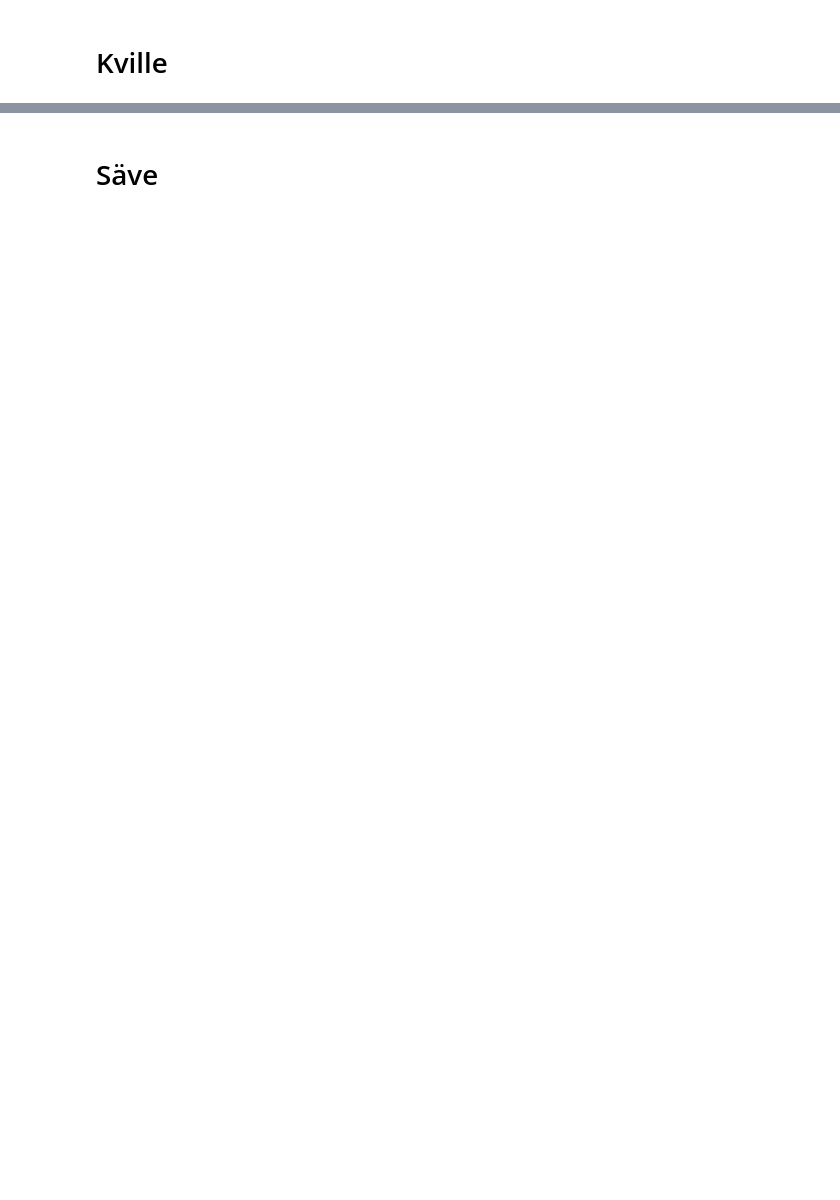
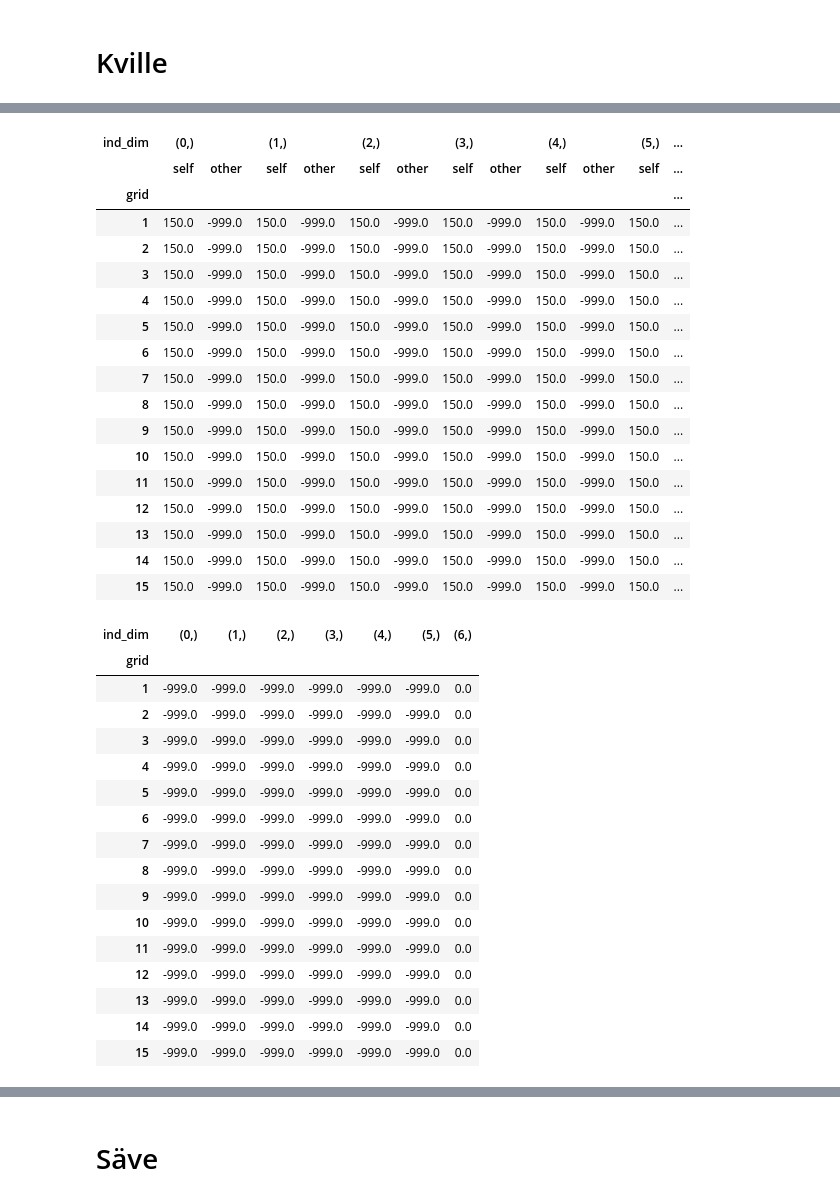
Before and after one commit to gusbacos/SUEWS_DB_Typology_test, a Jupyter notebook: code/run_tests.ipynb, the cells around one changed output, grey strips where cells are left out. Cells and saved outputs as stored; diff of their text form; code cells hidden in the pictures; blank space fills up the shorter version.

```diff
--- a/code/run_tests.ipynb
+++ b/code/run_tests.ipynb
@@ -329,9 +338,16 @@ for var in ['QS','QE','QH', 'QN', 'T2']:
 # %% [markdown]
 # Kville
 # %%
+import pandas as pd
+import supy as sp
+in_folder = "../data/"
+
 kv_rc = in_folder + 'kville/RunControl.nml'
 kvt_rc = in_folder + 'kville_t/RunControl.nml'
 
 df_state_init_kv = sp.init_supy(kv_rc)
 df_state_init_kvt = sp.init_supy(kvt_rc)
+
+# fix soilstorecap_surf by setting it to 150
+df_state_init_kvt.soilstorecap_surf=150
 # %% [output]
@@ -339,0 +356,5 @@ df_state_init_kvt = sp.init_supy(kvt_rc)
+# %%
+df_comp = df_state_init_kv.compare(df_state_init_kvt)
+
+df_comp.columns = df_comp.columns.remove_unused_levels()
+df_comp.columns.levels[0]
@@ -340,3 +370,42 @@ df_state_init_kvt = sp.init_supy(kvt_rc)
+# %%
+df_comp.soilstorecap_surf
+df_state_init_kvt.soilstorecap_surf
+# %% [output]
+| ind_dim | (0,) |  | (1,) |  | (2,) |  | (3,) |  | (4,) |  | (5,) | ... |
+|  | self | other | self | other | self | other | self | other | self | other | self | ... |
+| grid |  |  |  |  |  |  |  |  |  |  |  | ... |
+| 1 | 150.0 | -999.0 | 150.0 | -999.0 | 150.0 | -999.0 | 150.0 | -999.0 | 150.0 | -999.0 | 150.0 | ... |
+| 2 | 150.0 | -999.0 | 150.0 | -999.0 | 150.0 | -999.0 | 150.0 | -999.0 | 150.0 | -999.0 | 150.0 | ... |
+| 3 | 150.0 | -999.0 | 150.0 | -999.0 | 150.0 | -999.0 | 150.0 | -999.0 | 150.0 | -999.0 | 150.0 | ... |
+| 4 | 150.0 | -999.0 | 150.0 | -999.0 | 150.0 | -999.0 | 150.0 | -999.0 | 150.0 | -999.0 | 150.0 | ... |
+| 5 | 150.0 | -999.0 | 150.0 | -999.0 | 150.0 | -999.0 | 150.0 | -999.0 | 150.0 | -999.0 | 150.0 | ... |
+| 6 | 150.0 | -999.0 | 150.0 | -999.0 | 150.0 | -999.0 | 150.0 | -999.0 | 150.0 | -999.0 | 150.0 | ... |
+| 7 | 150.0 | -999.0 | 150.0 | -999.0 | 150.0 | -999.0 | 150.0 | -999.0 | 150.0 | -999.0 | 150.0 | ... |
+| 8 | 150.0 | -999.0 | 150.0 | -999.0 | 150.0 | -999.0 | 150.0 | -999.0 | 150.0 | -999.0 | 150.0 | ... |
+| 9 | 150.0 | -999.0 | 150.0 | -999.0 | 150.0 | -999.0 | 150.0 | -999.0 | 150.0 | -999.0 | 150.0 | ... |
+| 10 | 150.0 | -999.0 | 150.0 | -999.0 | 150.0 | -999.0 | 150.0 | -999.0 | 150.0 | -999.0 | 150.0 | ... |
+| 11 | 150.0 | -999.0 | 150.0 | -999.0 | 150.0 | -999.0 | 150.0 | -999.0 | 150.0 | -999.0 | 150.0 | ... |
+| 12 | 150.0 | -999.0 | 150.0 | -999.0 | 150.0 | -999.0 | 150.0 | -999.0 | 150.0 | -999.0 | 150.0 | ... |
+| 13 | 150.0 | -999.0 | 150.0 | -999.0 | 150.0 | -999.0 | 150.0 | -999.0 | 150.0 | -999.0 | 150.0 | ... |
+| 14 | 150.0 | -999.0 | 150.0 | -999.0 | 150.0 | -999.0 | 150.0 | -999.0 | 150.0 | -999.0 | 150.0 | ... |
+| 15 | 150.0 | -999.0 | 150.0 | -999.0 | 150.0 | -999.0 | 150.0 | -999.0 | 150.0 | -999.0 | 150.0 | ... |
+| ind_dim | (0,) | (1,) | (2,) | (3,) | (4,) | (5,) | (6,) |
+| grid |  |  |  |  |  |  |  |
+| 1 | -999.0 | -999.0 | -999.0 | -999.0 | -999.0 | -999.0 | 0.0 |
+| 2 | -999.0 | -999.0 | -999.0 | -999.0 | -999.0 | -999.0 | 0.0 |
+| 3 | -999.0 | -999.0 | -999.0 | -999.0 | -999.0 | -999.0 | 0.0 |
+| 4 | -999.0 | -999.0 | -999.0 | -999.0 | -999.0 | -999.0 | 0.0 |
+| 5 | -999.0 | -999.0 | -999.0 | -999.0 | -999.0 | -999.0 | 0.0 |
+| 6 | -999.0 | -999.0 | -999.0 | -999.0 | -999.0 | -999.0 | 0.0 |
+| 7 | -999.0 | -999.0 | -999.0 | -999.0 | -999.0 | -999.0 | 0.0 |
+| 8 | -999.0 | -999.0 | -999.0 | -999.0 | -999.0 | -999.0 | 0.0 |
+| 9 | -999.0 | -999.0 | -999.0 | -999.0 | -999.0 | -999.0 | 0.0 |
+| 10 | -999.0 | -999.0 | -999.0 | -999.0 | -999.0 | -999.0 | 0.0 |
+| 11 | -999.0 | -999.0 | -999.0 | -999.0 | -999.0 | -999.0 | 0.0 |
+| 12 | -999.0 | -999.0 | -999.0 | -999.0 | -999.0 | -999.0 | 0.0 |
+| 13 | -999.0 | -999.0 | -999.0 | -999.0 | -999.0 | -999.0 | 0.0 |
+| 14 | -999.0 | -999.0 | -999.0 | -999.0 | -999.0 | -999.0 | 0.0 |
+| 15 | -999.0 | -999.0 | -999.0 | -999.0 | -999.0 | -999.0 | 0.0 |
 # %%
 # Metdata
 grid = df_state_init_kv.index[1]
```
Also changed, not shown: parts of 23 cells of this notebook, 2 other files.
